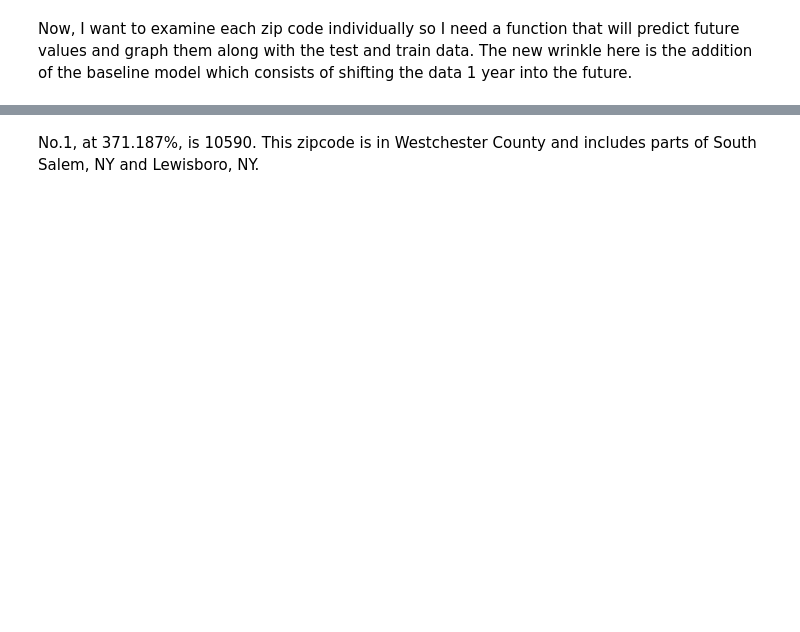
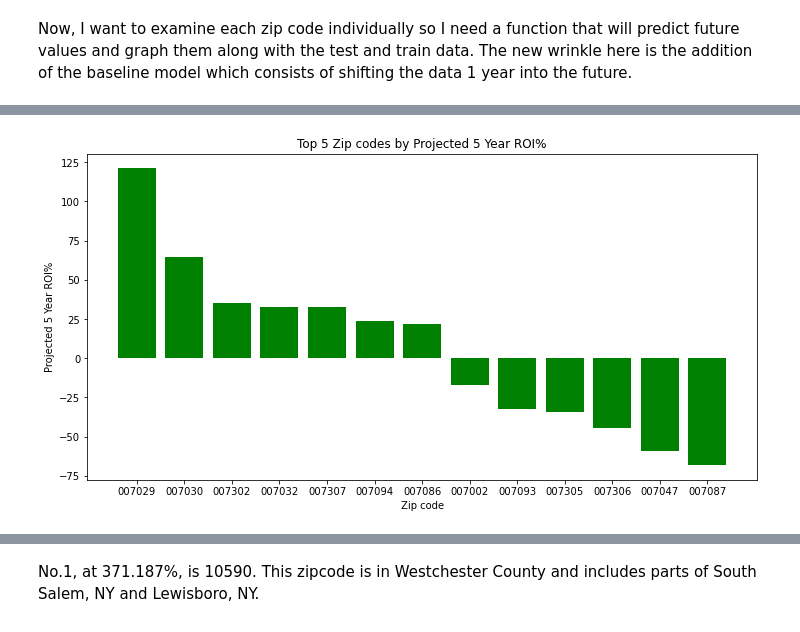
Before and after one commit to icapeli/Hudson-County-Time-Series, a Jupyter notebook: phase_4_project.ipynb, the cells around one changed output, grey strips where cells are left out. Saved outputs shown, nothing was run; the diff lists cells and outputs as text; code cells hidden in the pictures; blank space fills up the shorter version.

```diff
--- a/phase_4_project.ipynb
+++ b/phase_4_project.ipynb
@@ -738,0 +761,6 @@ def model_comparison(Suburban_zip):
+# %%
+ROI_dict_sarimax_2= {7002: -16.8235850189552, 7029: 120.99772913796969, 7030: 64.34021087675617, 7032: 32.61025143519095,
+                     7047: -59.30221982100405, 7086: 21.83483405635115, 7087: -68.05724064865892, 7093: -32.350785741948464,
+                     7094: 23.759478915376008, 7302: 35.07894065874501, 7305: -34.44044184456906, 7306: -44.52820199649732,
+                     7307: 32.50828072813367}
+ROI_dict_sarimax_2
@@ -738,0 +797,6 @@ def model_comparison(Suburban_zip):
+# %%
+from operator import itemgetter, attrgetter
+Zip_by_ROI_sarimax= sorted(ROI_dict_sarimax_2.items(), key=itemgetter(1), reverse=True)
+top_5_Zip_ROI_sarimax= pd.DataFrame(Zip_by_ROI_sarimax)
+top_5_Zip_ROI_sarimax.rename( columns={0 :'Zipcode', 1:'Projected 5 Year ROI%'}, inplace=True )
+top_5_Zip_ROI_sarimax
@@ -738,0 +818,3 @@ def model_comparison(Suburban_zip):
+# %%
+top_5_Zip_ROI_sarimax = top_5_Zip_ROI_sarimax.assign(Zipcode= (top_5_Zip_ROI_sarimax['Zipcode'].apply(lambda x: str(x))))
+top_5_Zip_ROI_sarimax
@@ -738,0 +836,27 @@ def model_comparison(Suburban_zip):
+# %%
+top_5_Zip_ROI_sarimax = top_5_Zip_ROI_sarimax.assign(Zipcode= (top_5_Zip_ROI_sarimax['Zipcode'].apply(lambda x: x.replace('7002', '07002'))))
+top_5_Zip_ROI_sarimax = top_5_Zip_ROI_sarimax.assign(Zipcode= (top_5_Zip_ROI_sarimax['Zipcode'].apply(lambda x: x.replace('7029', '07029'))))
+top_5_Zip_ROI_sarimax = top_5_Zip_ROI_sarimax.assign(Zipcode= (top_5_Zip_ROI_sarimax['Zipcode'].apply(lambda x: x.replace('7030', '07030'))))
+top_5_Zip_ROI_sarimax = top_5_Zip_ROI_sarimax.assign(Zipcode= (top_5_Zip_ROI_sarimax['Zipcode'].apply(lambda x: x.replace('7032', '07032'))))
+top_5_Zip_ROI_sarimax = top_5_Zip_ROI_sarimax.assign(Zipcode= (top_5_Zip_ROI_sarimax['Zipcode'].apply(lambda x: x.replace('7047', '07047'))))
+top_5_Zip_ROI_sarimax = top_5_Zip_ROI_sarimax.assign(Zipcode= (top_5_Zip_ROI_sarimax['Zipcode'].apply(lambda x: x.replace('7086', '07086'))))
+top_5_Zip_ROI_sarimax = top_5_Zip_ROI_sarimax.assign(Zipcode= (top_5_Zip_ROI_sarimax['Zipcode'].apply(lambda x: x.replace('7087', '07087'))))
+top_5_Zip_ROI_sarimax = top_5_Zip_ROI_sarimax.assign(Zipcode= (top_5_Zip_ROI_sarimax['Zipcode'].apply(lambda x: x.replace('7093', '07093'))))
+top_5_Zip_ROI_sarimax = top_5_Zip_ROI_sarimax.assign(Zipcode= (top_5_Zip_ROI_sarimax['Zipcode'].apply(lambda x: x.replace('7094', '07094'))))
+top_5_Zip_ROI_sarimax = top_5_Zip_ROI_sarimax.assign(Zipcode= (top_5_Zip_ROI_sarimax['Zipcode'].apply(lambda x: x.replace('7302', '07302'))))
+top_5_Zip_ROI_sarimax = top_5_Zip_ROI_sarimax.assign(Zipcode= (top_5_Zip_ROI_sarimax['Zipcode'].apply(lambda x: x.replace('7305', '07305'))))
+top_5_Zip_ROI_sarimax = top_5_Zip_ROI_sarimax.assign(Zipcode= (top_5_Zip_ROI_sarimax['Zipcode'].apply(lambda x: x.replace('7306', '07306'))))
+top_5_Zip_ROI_sarimax = top_5_Zip_ROI_sarimax.assign(Zipcode= (top_5_Zip_ROI_sarimax['Zipcode'].apply(lambda x: x.replace('7307', '07307'))))
+# %%
+top_5_Zip_ROI_sarimax = top_5_Zip_ROI_sarimax.assign(Zipcode= (top_5_Zip_ROI_sarimax['Zipcode'].apply(lambda x: str(x))))
+fig, ax1 = plt.subplots(ncols=1, figsize=(12,6))
+ax1.bar(
+    x=top_5_Zip_ROI_sarimax['Zipcode'],
+    height=top_5_Zip_ROI_sarimax['Projected 5 Year ROI%'], color='green'
+)
+ax1.set_title("Top 5 Zip codes by Projected 5 Year ROI%")
+
+ax1.set_xlabel("Zip code")
+ax1.set_ylabel("Projected 5 Year ROI%");
+# %% [output]
+[figure, added]
```
Also changed, not shown: parts of 92 cells of this notebook.
